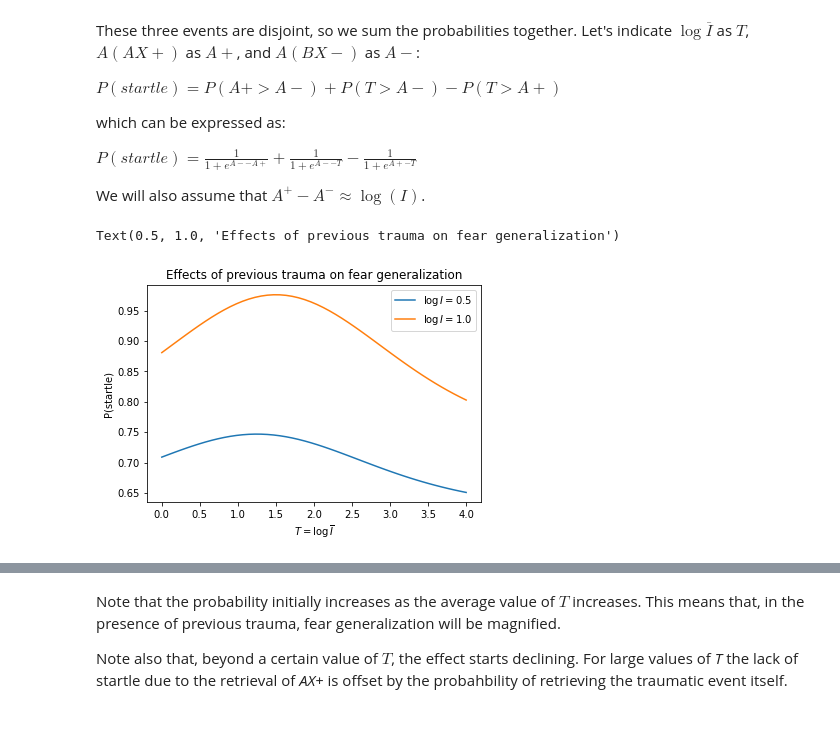
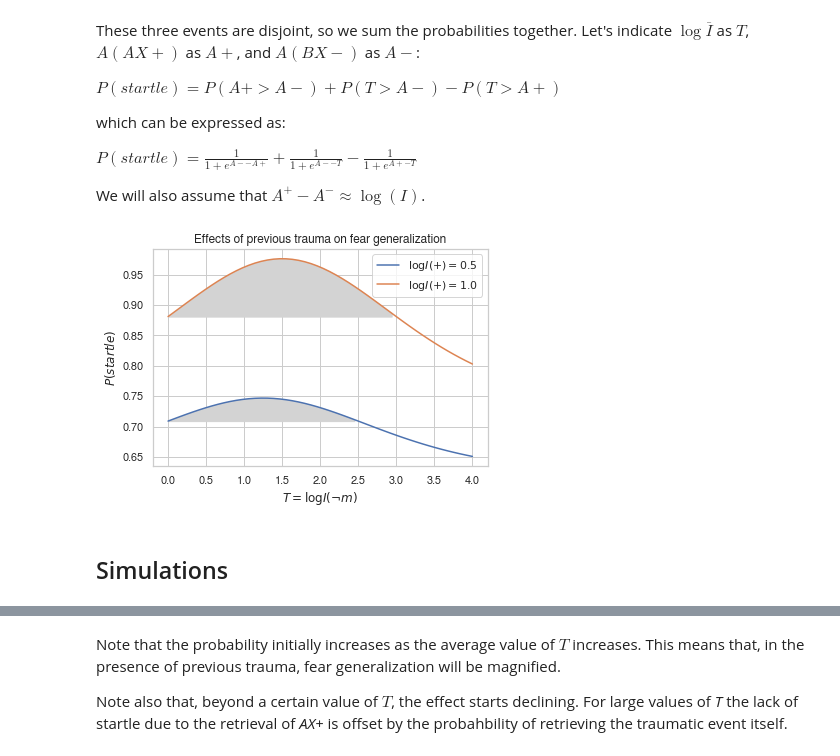
Before and after one commit to UWCCDL/PTSD, a Jupyter notebook: fear-generalization/fear.ipynb, the cells around one changed output, grey strips where cells are left out. Saved outputs shown, nothing was run; the diff lists cells and outputs as text; code cells hidden in the pictures; blank space fills up the shorter version.

Commit message:
New fear generalization sims

```diff
--- a/fear-generalization/fear.ipynb
+++ b/fear-generalization/fear.ipynb
@@ -1,7 +1,10 @@
 # %%
 from math import e
 import numpy as np
+import scipy as sp
 import matplotlib.pyplot as plt
+import seaborn as sns
+sns.set(style="whitegrid", font="FreeSans")
 # %% [markdown]
 # Theory
 
@@ -59,18 +98,24 @@ $P(startle) = \frac{1} {1 + e^{A- - A+}} + \frac{1} {1 + e^{A- - T}} - \frac{1}
 
 We will also assume that $A^+ - A^- \approx \log(I)$.
 # %%
-def prob_startle(mu, i, k):
-    return 1/(1 + e**(-1*i)) + 1/(1 + e**(k - mu)) - 1/(1 + e**(k + i - mu))
+def prob_startle(mu, diff, k):
+    return 1/(1 + e**(-1*diff)) + 1/(1 + e**(k - mu)) - 1/(1 + e**(k + diff - mu))
 
 x = np.linspace(0, 4)
-p1 = prob_startle(x, i = 0.5, k=1)
-p2 = prob_startle(x, i = 1, k=1)
+p1 = prob_startle(x, diff = 0.5, k=1)
+p2 = prob_startle(x, diff = 1, k=1)
 plt.plot(x, p1)
+plt.fill_between(x[p1>=p1[0]], p1[p1>=p1[0]], p1[0], color="lightgrey")
+
 plt.plot(x, p2)
-plt.legend([r'$\log I = 0.5$', r'$\log I = 1.0$'])
-plt.xlabel(r'$T = \log \overline{I}$')
-plt.ylabel(r'P(startle)')
+plt.fill_between(x[p2>=p2[0]], p2[p2>=p2[0]], p2[0], color="lightgrey")
+
+plt.legend([r'$\log I(+) = 0.5$', r'$\log I(+) = 1.0$'])
+plt.xlabel(r'$T = \log I(\neg m)$')
+plt.ylabel(r'$P(startle)$')
 plt.title("Effects of previous trauma on fear generalization")
+plt.savefig("figure2.png")
 # %% [output]
-Text(0.5, 1.0, 'Effects of previous trauma on fear generalization')
-[figure, old version]
+[figure, new version]
+# %% [markdown]
+## Simulations
```
Also changed, not shown: parts of 7 cells of this notebook, 2 other files.
